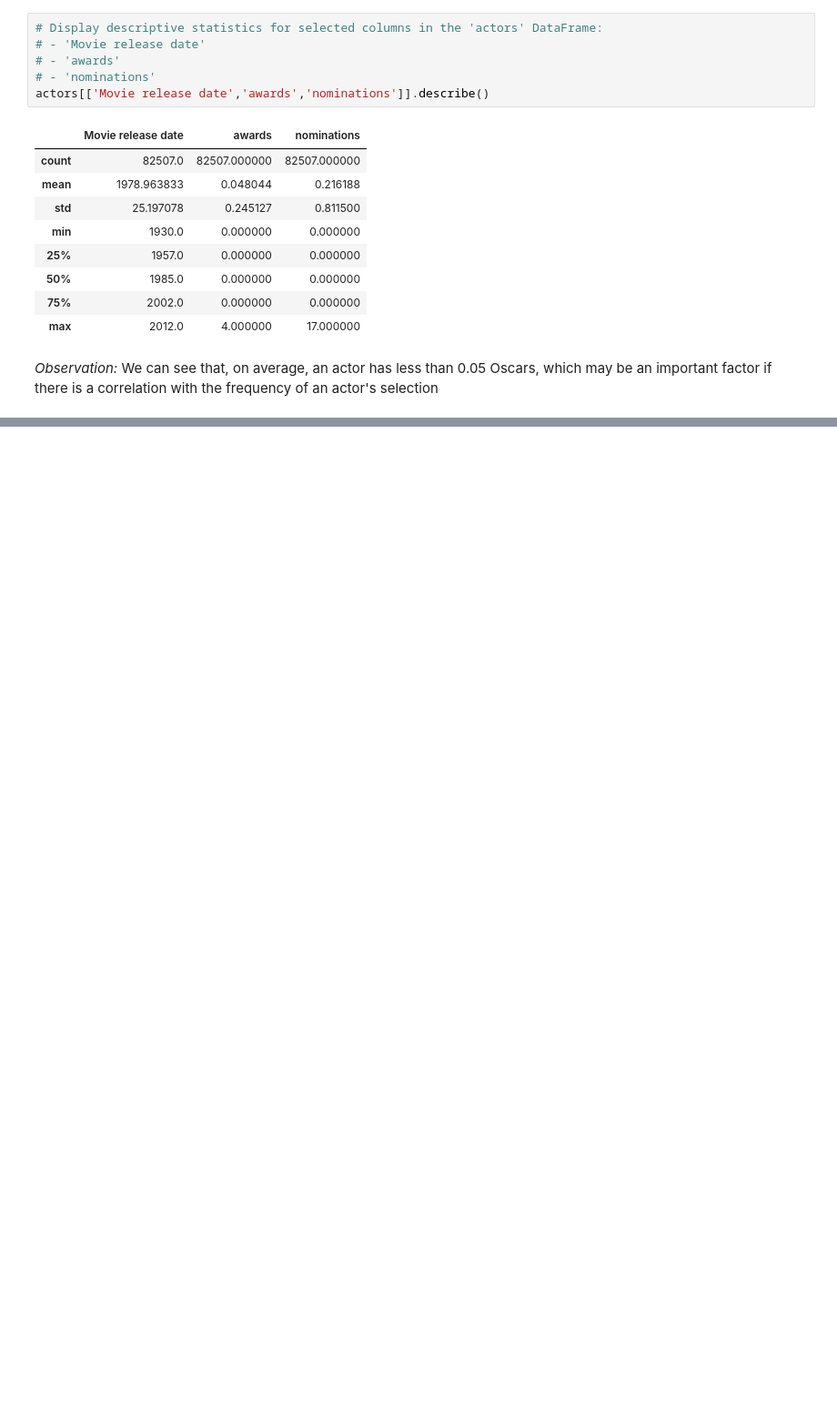
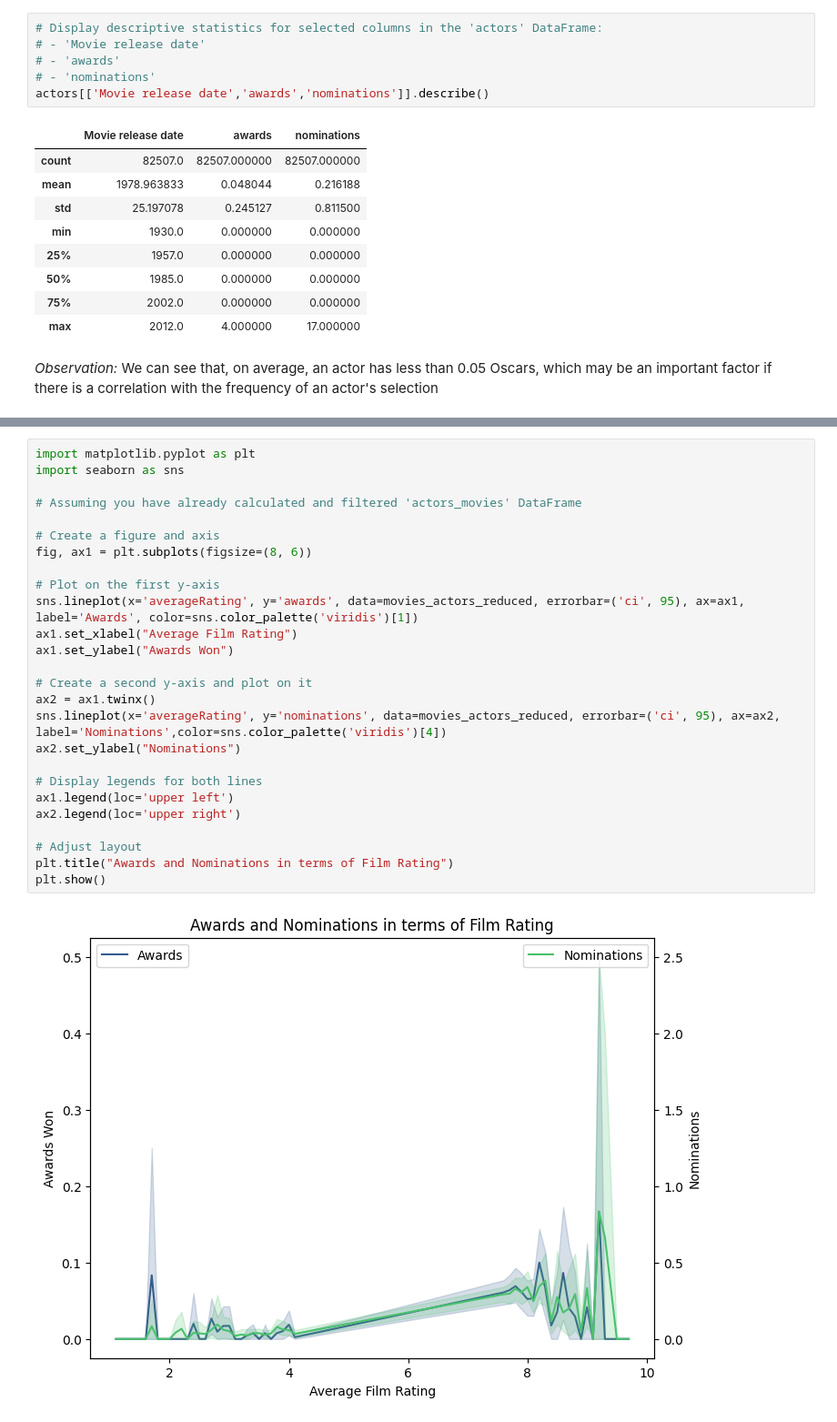
Before and after one commit to epfl-ada/ada-2023-project-dromadaire, a Jupyter notebook: P3_final.ipynb, the cells around one changed output, grey strips where cells are left out. Shown at 91% size. Drawn from its saved outputs; the diff is of its cells as text; blank space fills up the shorter version.

```diff
--- a/P3_final.ipynb
+++ b/P3_final.ipynb
@@ -693,0 +819,28 @@ actors
+# %%
+import matplotlib.pyplot as plt
+import seaborn as sns
+
+# Assuming you have already calculated and filtered 'actors_movies' DataFrame
+
+# Create a figure and axis
+fig, ax1 = plt.subplots(figsize=(8, 6))
+
+# Plot on the first y-axis
+sns.lineplot(x='averageRating', y='awards', data=movies_actors_reduced, errorbar=('ci', 95), ax=ax1, label='Awards', color=sns.color_palette('viridis')[1])
+ax1.set_xlabel("Average Film Rating")
+ax1.set_ylabel("Awards Won")
+
+# Create a second y-axis and plot on it
+ax2 = ax1.twinx()
+sns.lineplot(x='averageRating', y='nominations', data=movies_actors_reduced, errorbar=('ci', 95), ax=ax2, label='Nominations',color=sns.color_palette('viridis')[4])
+ax2.set_ylabel("Nominations")
+
+# Display legends for both lines
+ax1.legend(loc='upper left')
+ax2.legend(loc='upper right')
+
+# Adjust layout
+plt.title("Awards and Nominations in terms of Film Rating")
+plt.show()
+# %% [output]
+[figure, added]
```
Also changed, not shown: parts of 51 cells of this notebook.
